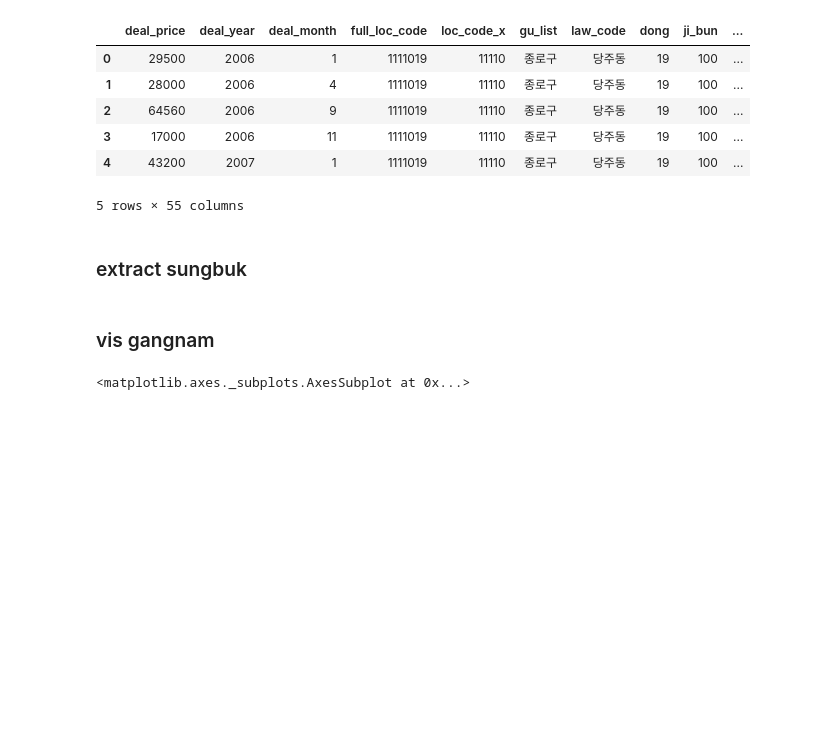
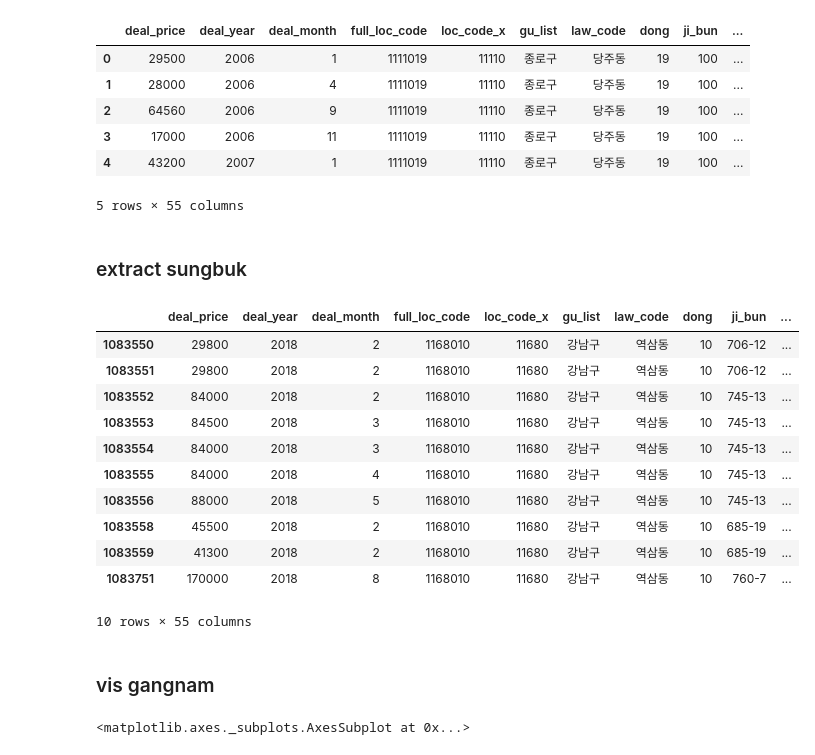
Before and after one commit to tax-k/KB_price_crawling, a Jupyter notebook: VIs Sungbuk.ipynb, the cells around one changed output. Saved outputs shown, nothing was run; the diff lists cells and outputs as text; code cells hidden in the pictures; blank space fills up the shorter version.

```diff
--- a/VIs Sungbuk.ipynb
+++ b/VIs Sungbuk.ipynb
@@ -115,6 +115,21 @@ whole_data.head()
 # %%
 sungbuk_data = whole_data.loc[:][whole_data.gu_list == "성북구"]
 gangnam_data = whole_data.loc[:][whole_data.gu_list == "강남구"]
+# %%
+gangnam_data.tail(10)
+# %% [output]
+|  | deal_price | deal_year | deal_month | full_loc_code | loc_code_x | gu_list | law_code | dong | ji_bun | ... |
+| 1083550 | 29800 | 2018 | 2 | 1168010 | 11680 | 강남구 | 역삼동 | 10 | 706-12 | ... |
+| 1083551 | 29800 | 2018 | 2 | 1168010 | 11680 | 강남구 | 역삼동 | 10 | 706-12 | ... |
+| 1083552 | 84000 | 2018 | 2 | 1168010 | 11680 | 강남구 | 역삼동 | 10 | 745-13 | ... |
+| 1083553 | 84500 | 2018 | 3 | 1168010 | 11680 | 강남구 | 역삼동 | 10 | 745-13 | ... |
+| 1083554 | 84000 | 2018 | 3 | 1168010 | 11680 | 강남구 | 역삼동 | 10 | 745-13 | ... |
+| 1083555 | 84000 | 2018 | 4 | 1168010 | 11680 | 강남구 | 역삼동 | 10 | 745-13 | ... |
+| 1083556 | 88000 | 2018 | 5 | 1168010 | 11680 | 강남구 | 역삼동 | 10 | 745-13 | ... |
+| 1083558 | 45500 | 2018 | 2 | 1168010 | 11680 | 강남구 | 역삼동 | 10 | 685-19 | ... |
+| 1083559 | 41300 | 2018 | 2 | 1168010 | 11680 | 강남구 | 역삼동 | 10 | 685-19 | ... |
+| 1083751 | 170000 | 2018 | 8 | 1168010 | 11680 | 강남구 | 역삼동 | 10 | 760-7 | ... |
+10 rows × 55 columns
 # %% [markdown]
 ### vis gangnam
 # %%
```
